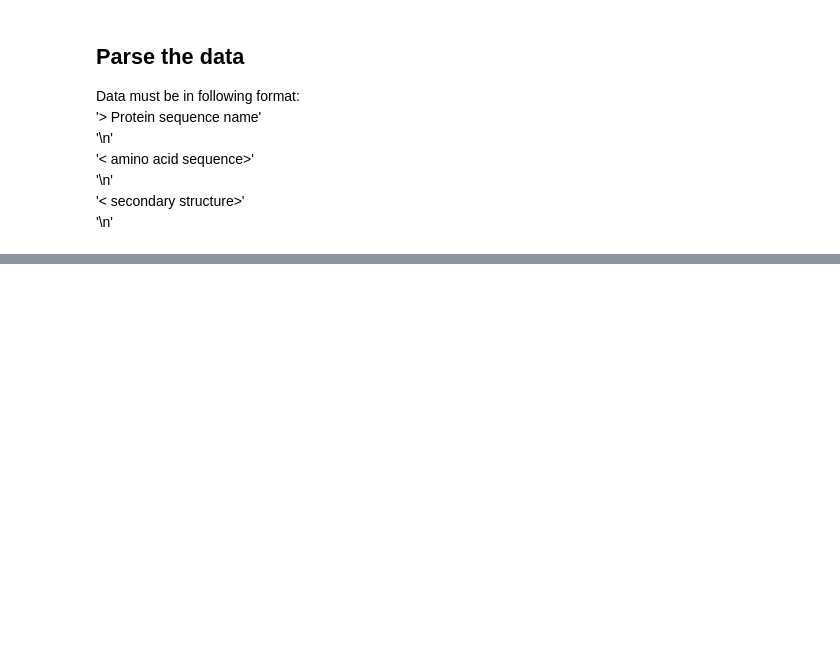
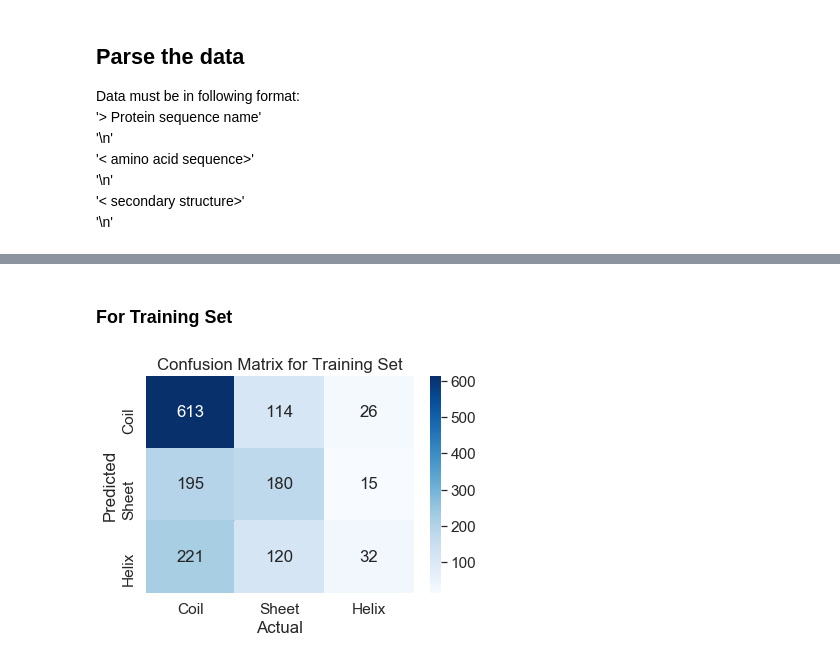
Before and after one commit to Lehcar/protein-secondary-structure-predictor, a Jupyter notebook: predictor.ipynb, the cells around one changed output, grey strips where cells are left out. Drawn from its saved outputs; the diff is of its cells as text; code cells hidden in the pictures; blank space fills up the shorter version.

```diff
--- a/predictor.ipynb
+++ b/predictor.ipynb
@@ -65,0 +185,11 @@ print(len(structures))
+# %%
+struct_df = pd.DataFrame(columns=['struct'])
+for struct in structures:
+    struct_df = pd.concat([struct_df, pd.DataFrame(list(struct), columns=['struct'])])
+
+#convert ['-' 'H' 'E'] into numerical values
+struct_df['struct'] = struct_df['struct'].astype('category')
+legend = dict(enumerate(struct_df['struct'].cat.categories))
+print(legend)
+struct_df['struct'] = struct_df['struct'].cat.codes
+struct_df
@@ -65,0 +284,7 @@ print(len(structures))
+# %% [markdown]
+### For Training Set
+# %%
+array= confusion_matrix(y_train, model.predict(x_train))
+create_cm("Confusion Matrix for Training Set", array)
+# %% [output]
+[figure, added]
```
Also changed, not shown: parts of 30 cells of this notebook, 1 other file.
